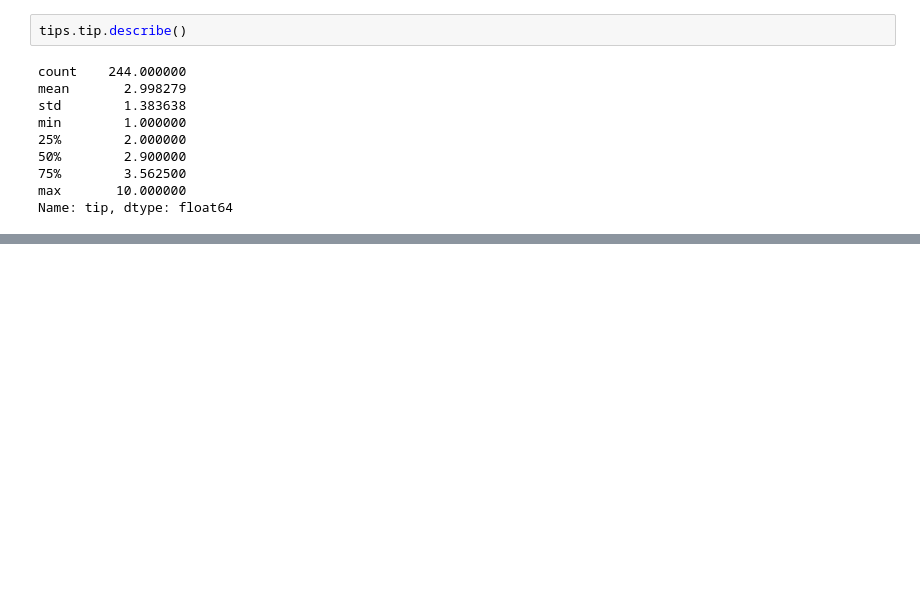
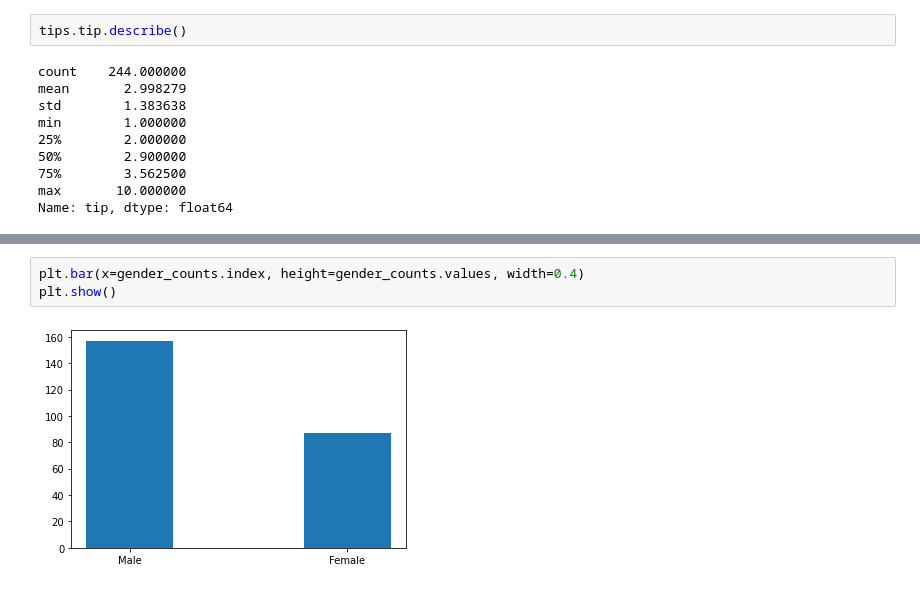
Before and after one commit to JakeOh/202208_itw_java134_lab_python, a Jupyter notebook: py21_matplotlib.ipynb, the cells around one changed output, grey strips where cells are left out. Saved outputs shown, nothing was run; the diff lists cells and outputs as text; blank space fills up the shorter version.

```diff
--- a/py21_matplotlib.ipynb
+++ b/py21_matplotlib.ipynb
@@ -215,0 +260,5 @@ Name: tip, dtype: float64
+# %%
+plt.bar(x=gender_counts.index, height=gender_counts.values, width=0.4)
+plt.show()
+# %% [output]
+[figure, added]
```
Also changed, not shown: parts of 8 cells of this notebook.
